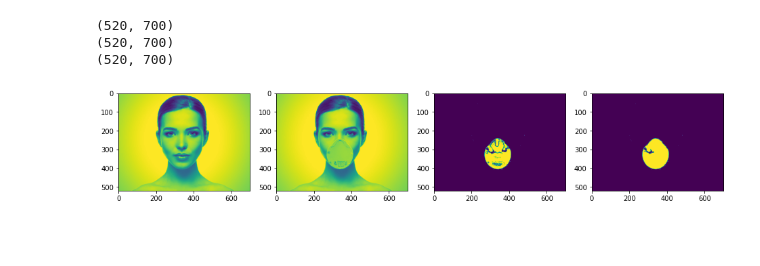
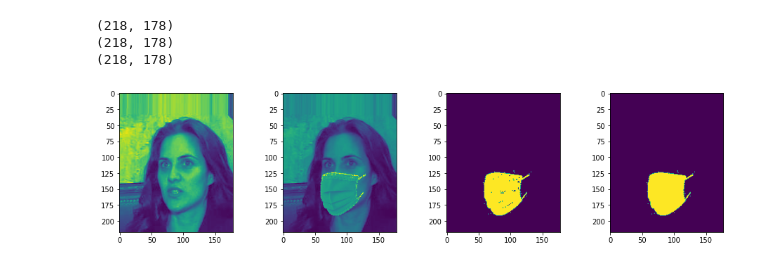
Before and after one commit to Arthemide/UnmaskMe, a Jupyter notebook: mask_segmentation/dataset_creation.ipynb, the cells around one changed output. Saved outputs shown, nothing was run; the diff lists cells and outputs as text; code cells hidden in the pictures; blank space fills up the shorter version.

```diff
--- a/mask_segmentation/dataset_creation.ipynb
+++ b/mask_segmentation/dataset_creation.ipynb
@@ -21,27 +38,28 @@ def fast_display(*img2dlist):
 # %%
 from matplotlib import image
 from matplotlib import pyplot as plt
 import numpy as np
 from skimage import color
 from skimage import io
 from skimage.util import compare_images
 from scipy.ndimage.morphology import binary_fill_holes
 #img =(io.imread('image.png'))
-image_withoutmask =  color.rgb2gray(image.imread('/home/marsu/Documents/epita/inria/mask_segmentation/MaskTheFace/visage-tonus-after.jpg'))
-image_masked =  color.rgb2gray(image.imread('/home/marsu/Documents/epita/inria/mask_segmentation/MaskTheFace/visage-tonus-after_N95.jpg'))
+
+image_withoutmask =  color.rgb2gray(image.imread('/home/marsu/Documents/epita/inria/mask_segmentation/data/img_align_celeba/033767.jpg'))
+image_masked =  color.rgb2gray(image.imread('/home/marsu/Documents/epita/inria/mask_segmentation/data/_masked/033767_surgical.jpg'))
 diff_rotated = compare_images(image_withoutmask, image_masked, method='diff')
 diff_rotated[diff_rotated < 0.02] = 0
 
 b = binary_fill_holes(diff_rotated)
 diff_rotated[diff_rotated != 0] = 1
 
 print(image_withoutmask.shape)
 print(image_masked.shape)
 a = image_masked == image_withoutmask
 print(a.shape)
 fast_display(image_withoutmask,image_masked,diff_rotated,b)
 # %% [output]
-(520, 700)
-(520, 700)
-(520, 700)
+(218, 178)
+(218, 178)
+(218, 178)
-[figure, old version]
+[figure, new version]
```
Also changed, not shown: parts of 6 cells of this notebook, 4 other files.
